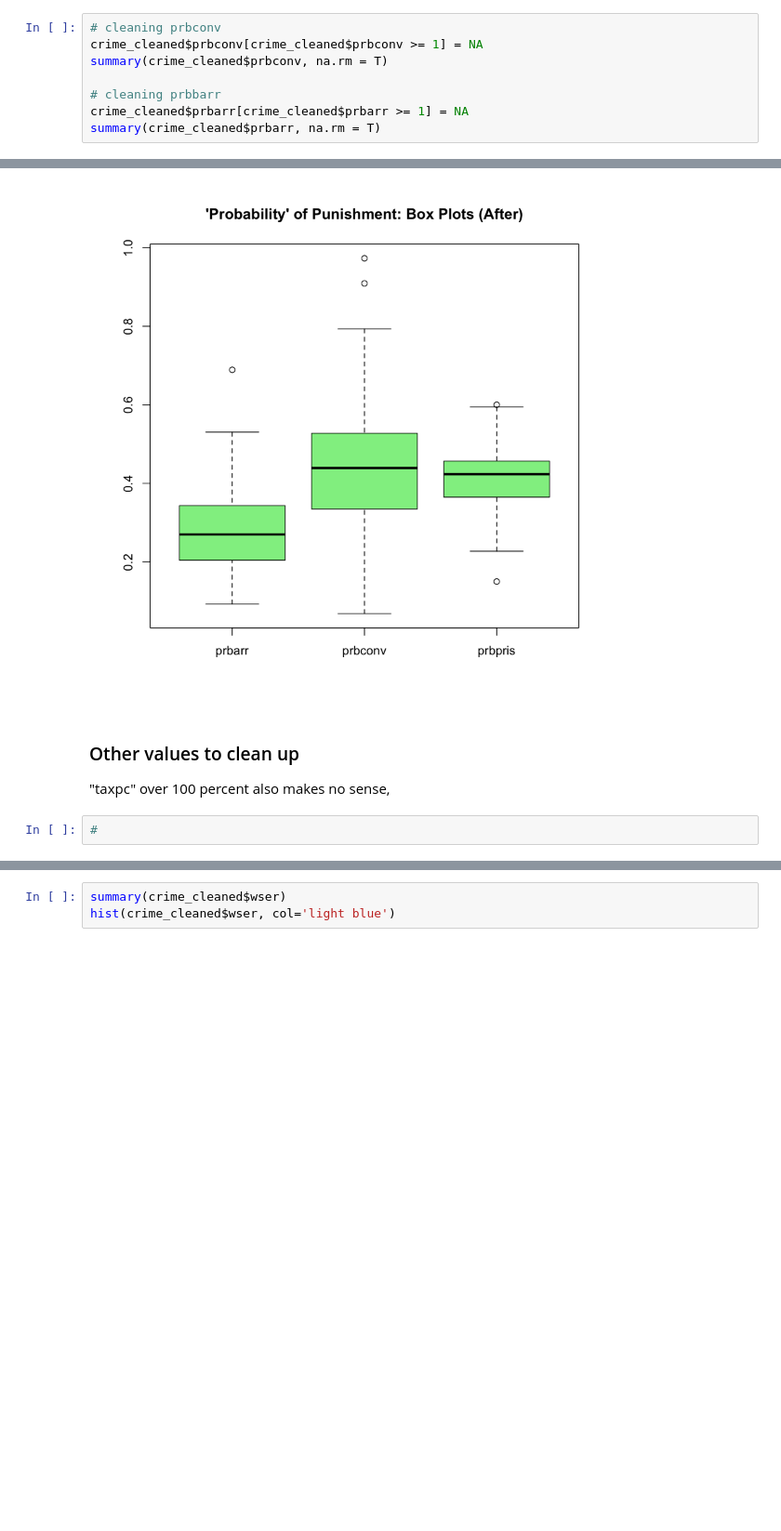
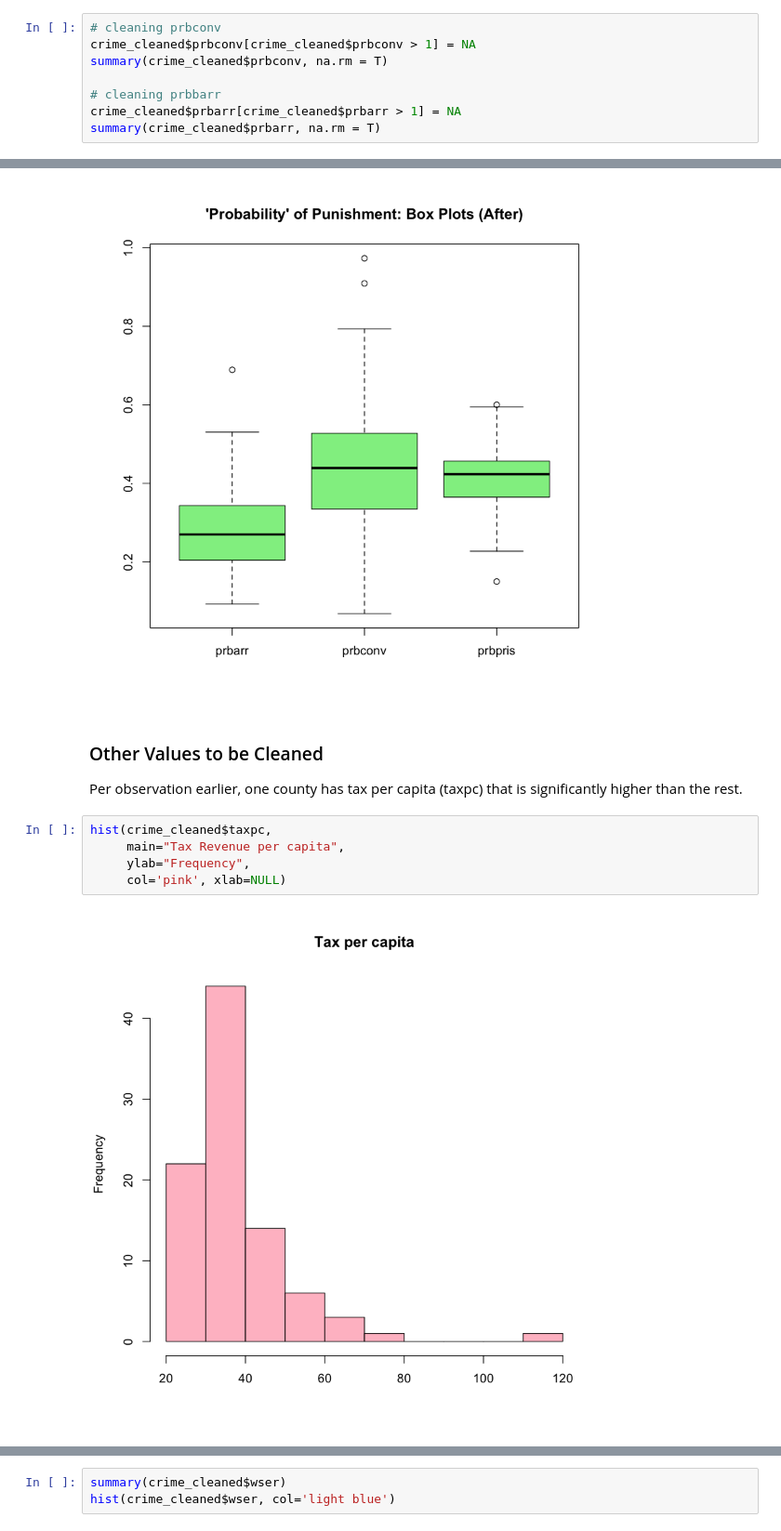
Before and after one commit to lucaschadwicklam97/lab_3_collab, a Jupyter notebook: Annabelle_Joy_Lucas_lab3_v1.ipynb, the cells around one changed output, grey strips where cells are left out. Shown at 93% size. Cells and saved outputs as stored; diff of their text form; blank space fills up the shorter version.

```diff
--- a/Annabelle_Joy_Lucas_lab3_v1.ipynb
+++ b/Annabelle_Joy_Lucas_lab3_v1.ipynb
@@ -122,10 +124,10 @@ boxplot(crime_cleaned[c(4:6)],
 # %%
 # cleaning prbconv
-crime_cleaned$prbconv[crime_cleaned$prbconv >= 1] = NA
+crime_cleaned$prbconv[crime_cleaned$prbconv > 1] = NA
 summary(crime_cleaned$prbconv, na.rm = T)
 
 # cleaning prbbarr
-crime_cleaned$prbarr[crime_cleaned$prbarr >= 1] = NA
+crime_cleaned$prbarr[crime_cleaned$prbarr > 1] = NA
 summary(crime_cleaned$prbarr, na.rm = T)
 # %% [output]
    Min. 1st Qu.  Median    Mean 3rd Qu.    Max.    NA's
@@ -139,9 +141,14 @@ boxplot(crime_cleaned[c(4:6)],
         col="light green")
 # %% [output]
 [figure]
-# %% [markdown]
-### Other values to clean up
-
-"taxpc" over 100 percent also makes no sense,
-# %%
-#
+# %% [markdown]
+### Other Values to be Cleaned
+
+Per observation earlier, one county has tax per capita (taxpc) that is significantly higher than the rest.
+# %%
+hist(crime_cleaned$taxpc,
+     main="Tax Revenue per capita",
+     ylab="Frequency",
+     col='pink', xlab=NULL)
+# %% [output]
+[figure, added]
```
Also changed, not shown: parts of 4 cells of this notebook.
